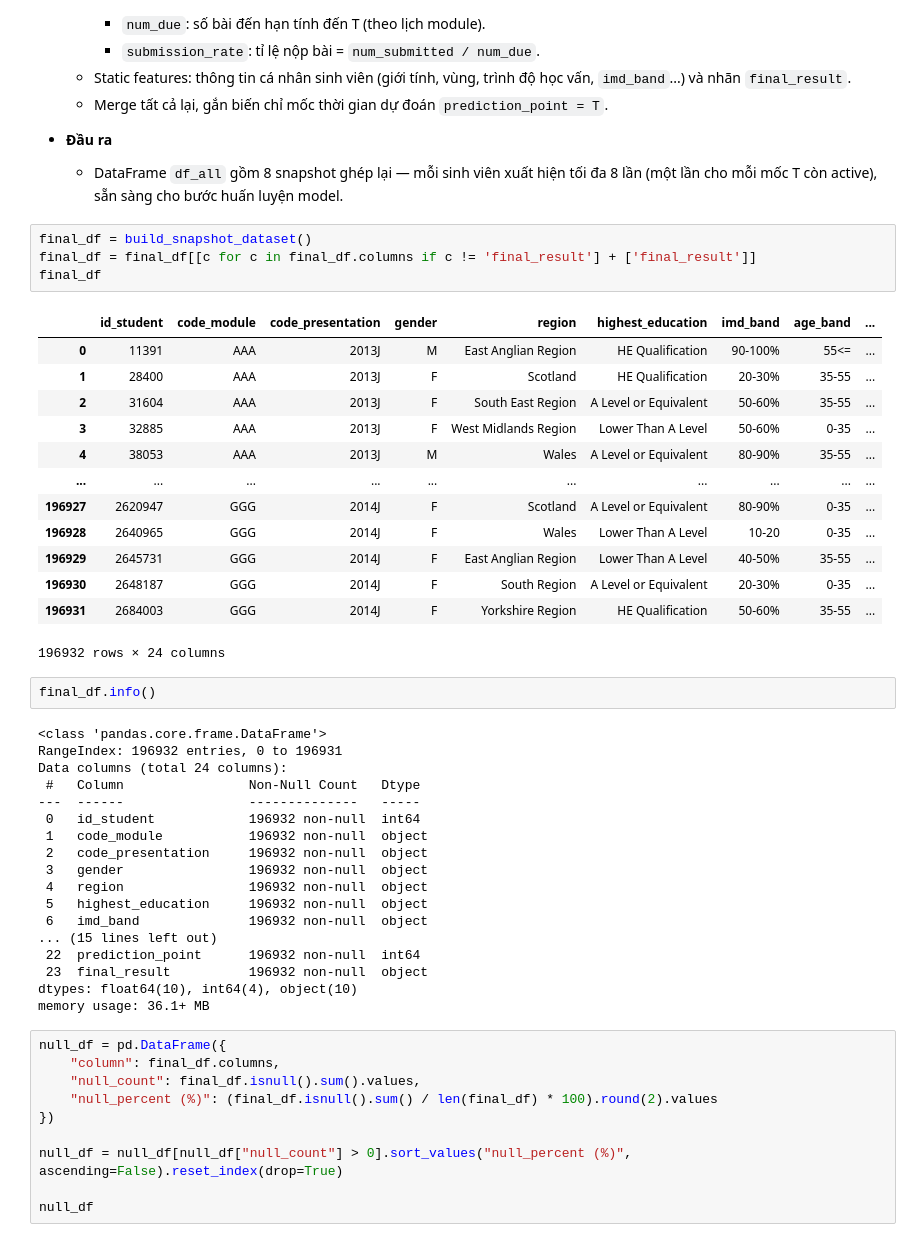
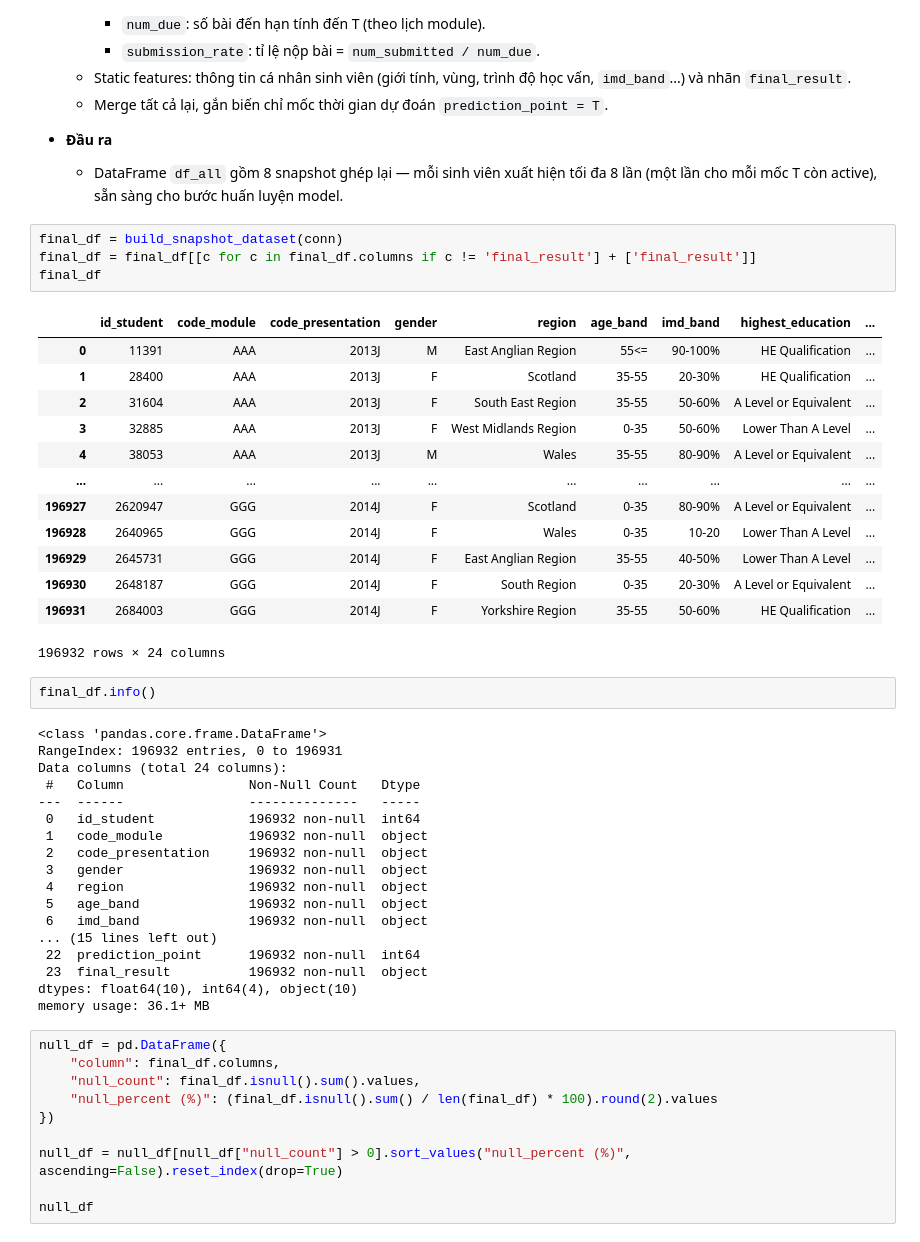
Before and after one commit to thiennguyen37-qn/early-academic-risk-warning, a Jupyter notebook: notebooks/demo.ipynb, the cells around one changed output. Cells and saved outputs as stored; diff of their text form.

```diff
--- a/notebooks/demo.ipynb
+++ b/notebooks/demo.ipynb
@@ -341,22 +341,22 @@ Hàm `build_snapshot_dataset()` nhằm xây dựng dataset dạng panel cho bài
 - **Đầu ra**
   - DataFrame `df_all` gồm 8 snapshot ghép lại — mỗi sinh viên xuất hiện tối đa 8 lần (một lần cho mỗi mốc T còn active), sẵn sàng cho bước huấn luyện model.
 # %%
-final_df = build_snapshot_dataset()
+final_df = build_snapshot_dataset(conn)
 final_df = final_df[[c for c in final_df.columns if c != 'final_result'] + ['final_result']]
 final_df
 # %% [output]
-|  | id_student | code_module | code_presentation | gender | region | highest_education | imd_band | age_band | ... |
-| 0 | 11391 | AAA | 2013J | M | East Anglian Region | HE Qualification | 90-100% | 55<= | ... |
-| 1 | 28400 | AAA | 2013J | F | Scotland | HE Qualification | 20-30% | 35-55 | ... |
-| 2 | 31604 | AAA | 2013J | F | South East Region | A Level or Equivalent | 50-60% | 35-55 | ... |
-| 3 | 32885 | AAA | 2013J | F | West Midlands Region | Lower Than A Level | 50-60% | 0-35 | ... |
-| 4 | 38053 | AAA | 2013J | M | Wales | A Level or Equivalent | 80-90% | 35-55 | ... |
+|  | id_student | code_module | code_presentation | gender | region | age_band | imd_band | highest_education | ... |
+| 0 | 11391 | AAA | 2013J | M | East Anglian Region | 55<= | 90-100% | HE Qualification | ... |
+| 1 | 28400 | AAA | 2013J | F | Scotland | 35-55 | 20-30% | HE Qualification | ... |
+| 2 | 31604 | AAA | 2013J | F | South East Region | 35-55 | 50-60% | A Level or Equivalent | ... |
+| 3 | 32885 | AAA | 2013J | F | West Midlands Region | 0-35 | 50-60% | Lower Than A Level | ... |
+| 4 | 38053 | AAA | 2013J | M | Wales | 35-55 | 80-90% | A Level or Equivalent | ... |
 | ... | ... | ... | ... | ... | ... | ... | ... | ... | ... |
-| 196927 | 2620947 | GGG | 2014J | F | Scotland | A Level or Equivalent | 80-90% | 0-35 | ... |
-| 196928 | 2640965 | GGG | 2014J | F | Wales | Lower Than A Level | 10-20 | 0-35 | ... |
-| 196929 | 2645731 | GGG | 2014J | F | East Anglian Region | Lower Than A Level | 40-50% | 35-55 | ... |
-| 196930 | 2648187 | GGG | 2014J | F | South Region | A Level or Equivalent | 20-30% | 0-35 | ... |
-| 196931 | 2684003 | GGG | 2014J | F | Yorkshire Region | HE Qualification | 50-60% | 35-55 | ... |
+| 196927 | 2620947 | GGG | 2014J | F | Scotland | 0-35 | 80-90% | A Level or Equivalent | ... |
+| 196928 | 2640965 | GGG | 2014J | F | Wales | 0-35 | 10-20 | Lower Than A Level | ... |
+| 196929 | 2645731 | GGG | 2014J | F | East Anglian Region | 35-55 | 40-50% | Lower Than A Level | ... |
+| 196930 | 2648187 | GGG | 2014J | F | South Region | 0-35 | 20-30% | A Level or Equivalent | ... |
+| 196931 | 2684003 | GGG | 2014J | F | Yorkshire Region | 35-55 | 50-60% | HE Qualification | ... |
 196932 rows × 24 columns
 # %%
 final_df.info()
@@ -371,7 +371,7 @@ Data columns (total 24 columns):
  2   code_presentation     196932 non-null  object
  3   gender                196932 non-null  object
  4   region                196932 non-null  object
- 5   highest_education     196932 non-null  object
+ 5   age_band              196932 non-null  object
  6   imd_band              196932 non-null  object
 ... (15 lines left out)
  22  prediction_point      196932 non-null  int64
```
Also changed, not shown: parts of 32 cells of this notebook.
